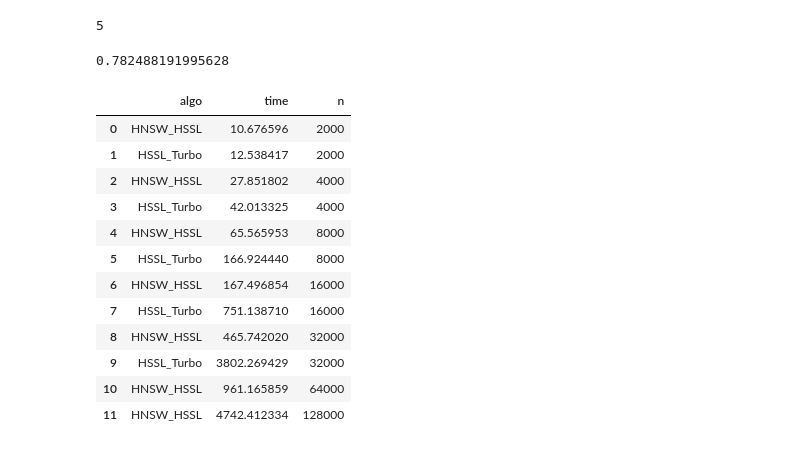
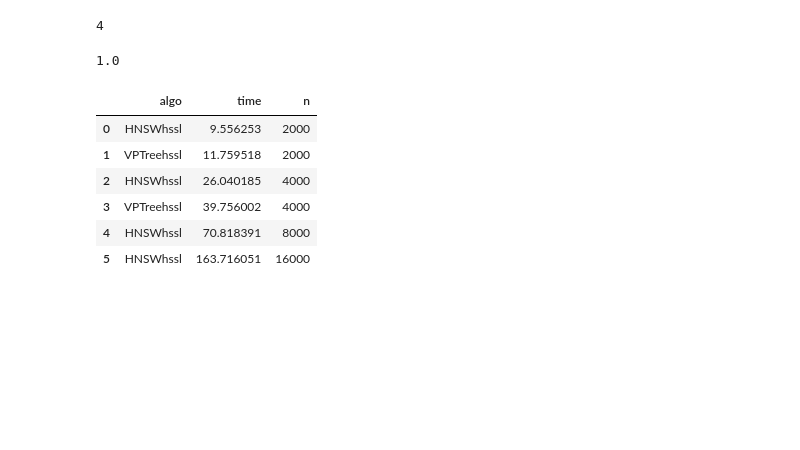
Before and after one commit to CamillaOkkels/HSSL, a Jupyter notebook: evaluation.ipynb, the cells around one changed output. Saved outputs shown, nothing was run; the diff lists cells and outputs as text; code cells hidden in the pictures; blank space fills up the shorter version.

```diff
--- a/evaluation.ipynb
+++ b/evaluation.ipynb
@@ -65,10 +65,10 @@ def ARI_score(path1, path2):
 
         return adjusted_rand_score(C1, C2)
 # %%
-p1 = 'results/blobs_n=8000_centers=5/HNSW_HSSL/dendro.hdf5'
-p2 = 'results/blobs_n=8000_centers=5/HSSL_Turbo/dendro.hdf5'
+p1 = r'results\blobs-2k-10-5\HNSWhssl\20_100_20.hdf5'
+p2 = r'results\blobs-2k-10-5\VPTreehssl\run.hdf5'
 
 ARI_score(p1, p2)
 # %% [output]
-5
+4
-0.782488191995628
+1.0
@@ -113,41 +75,32 @@ def load_all_results(dataset: Optional[str] = None, prefix: str = ".") -> Iterat
 # %%
-datasets = ['blobs_n=2000_centers=5',
-            'blobs_n=4000_centers=5',
-            'blobs_n=8000_centers=5',
-            'blobs_n=16000_centers=5',
-            'blobs_n=32000_centers=5',
-            'blobs_n=64000_centers=5',
-            'blobs_n=128000_centers=5',
-            # 'cancer',
-            # 'iris',
-            # 'wine',
+from benchmark.results import load_all_results
+
+datasets = ['blobs-2k-10-5',
+            'blobs-4k-10-5',
+            'blobs-8k-10-5',
+            'blobs-16k-10-5'
             # 'mnist'
             ]
 
 data = []
 
 # load all the results that are available for the dataset
 for S in datasets:
     for f in load_all_results(S, ""):
-        data.append({
-            "algo": f['algo'][0].decode(),
-            "time": f['time'][0],
-            "n": f['n'][0]
-            })
+        if f.attrs['algo'] != "sklearn":
+            data.append({
+                "algo": f.attrs['algo'],
+                "time": f.attrs['time'],
+                "n": len(f["dendrogram"][:]) + 1
+                })
 
 df = pd.DataFrame(data=data)
 df
 # %% [output]
 |  | algo | time | n |
-| 0 | HNSW_HSSL | 10.676596 | 2000 |
-| 1 | HSSL_Turbo | 12.538417 | 2000 |
-| 2 | HNSW_HSSL | 27.851802 | 4000 |
-| 3 | HSSL_Turbo | 42.013325 | 4000 |
-| 4 | HNSW_HSSL | 65.565953 | 8000 |
-| 5 | HSSL_Turbo | 166.924440 | 8000 |
-| 6 | HNSW_HSSL | 167.496854 | 16000 |
-| 7 | HSSL_Turbo | 751.138710 | 16000 |
-| 8 | HNSW_HSSL | 465.742020 | 32000 |
-| 9 | HSSL_Turbo | 3802.269429 | 32000 |
-| 10 | HNSW_HSSL | 961.165859 | 64000 |
-| 11 | HNSW_HSSL | 4742.412334 | 128000 |
+| 0 | HNSWhssl | 9.556253 | 2000 |
+| 1 | VPTreehssl | 11.759518 | 2000 |
+| 2 | HNSWhssl | 26.040185 | 4000 |
+| 3 | VPTreehssl | 39.756002 | 4000 |
+| 4 | HNSWhssl | 70.818391 | 8000 |
+| 5 | HNSWhssl | 163.716051 | 16000 |
```
Also changed, not shown: parts of 7 cells of this notebook, 12 other files.
